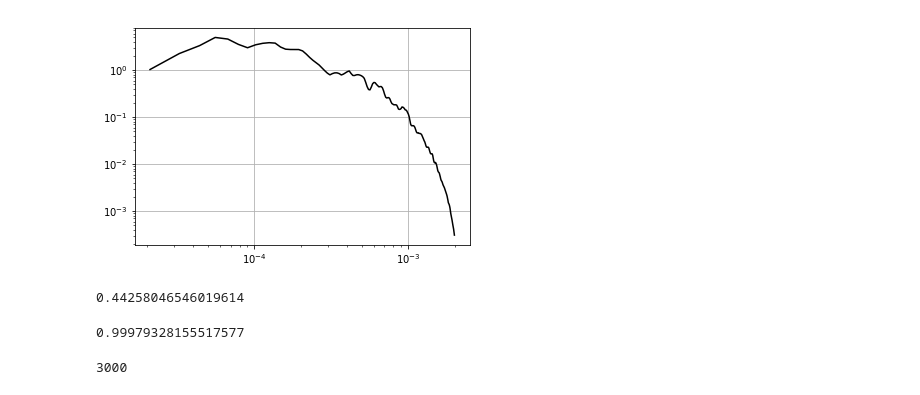
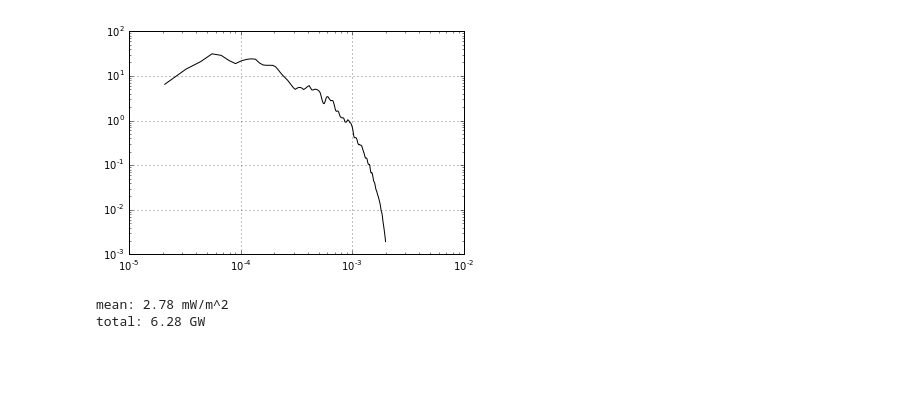
Before and after one commit to NoeLahaye/Int_Tide_Conv, a Jupyter notebook: plot_Ef_SLG02.ipynb, the cells around one changed output. Cells and saved outputs as stored; diff of their text form; code cells hidden in the pictures; blank space fills up the shorter version.

```diff
--- a/plot_Ef_SLG02.ipynb
+++ b/plot_Ef_SLG02.ipynb
@@ -76,24 +83,19 @@ plt.savefig(picdir+'Eft_LUCKY_TPXO8_{}.pdf'.format(mascale),magnification='auto'
 # %%
 indx, indy = 250,250
 kh = nc.variables['kh'].values
 indk, = np.where(kh<=2e-3)
 kh = kh[indk]
-Efk = nc.variables['Ef_a'][indy,indx,indk].values
+Efk = nc.variables['Ef_a'][indy,indx,indk].values*2*np.pi
 
 
 plt.loglog(kh,Efk,'k')
 plt.grid(True)
 # %% [output]
-[figure, old version]
+[figure, new version]
-# %%
-np.nanmean(nc.variables['Ef_t'].values)*1e3
-# %% [output]
-0.44258046546019614
-# %%
-np.nansum(nc.variables['Ef_t'].values)*3000**2/1e9
-# %% [output]
-0.99979328155517577
-# %%
-750*4
-# %% [output]
-3000
+# %%
+# Mean and total values
+print('mean: {:.2f} mW/m^2'.format(np.nanmean(nc.variables['Ef_t'].values)*1e3*2*np.pi))   # mW/m^2
+print('total: {:.2f} GW'.format(np.nansum(nc.variables['Ef_t'].values)*(750*4)**2/1e9*2*np.pi))   #GW
+# %% [output]
+mean: 2.78 mW/m^2
+total: 6.28 GW
```
Also changed, not shown: parts of 3 cells of this notebook, 3 other files.
